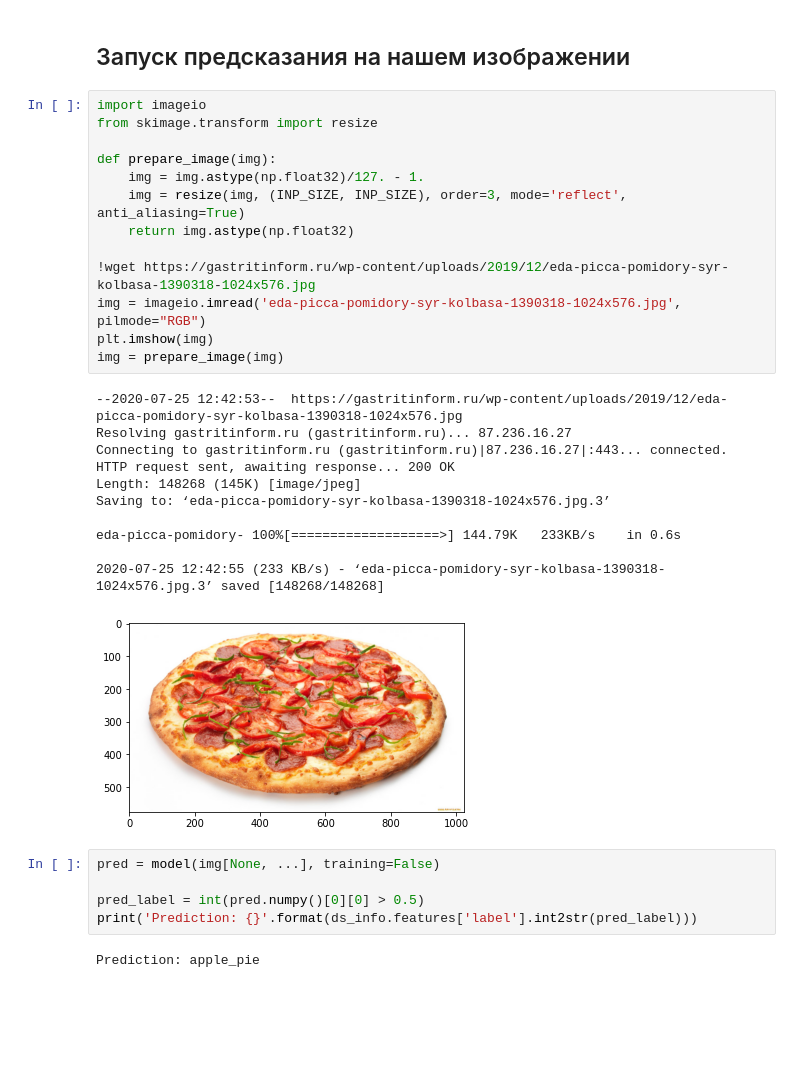
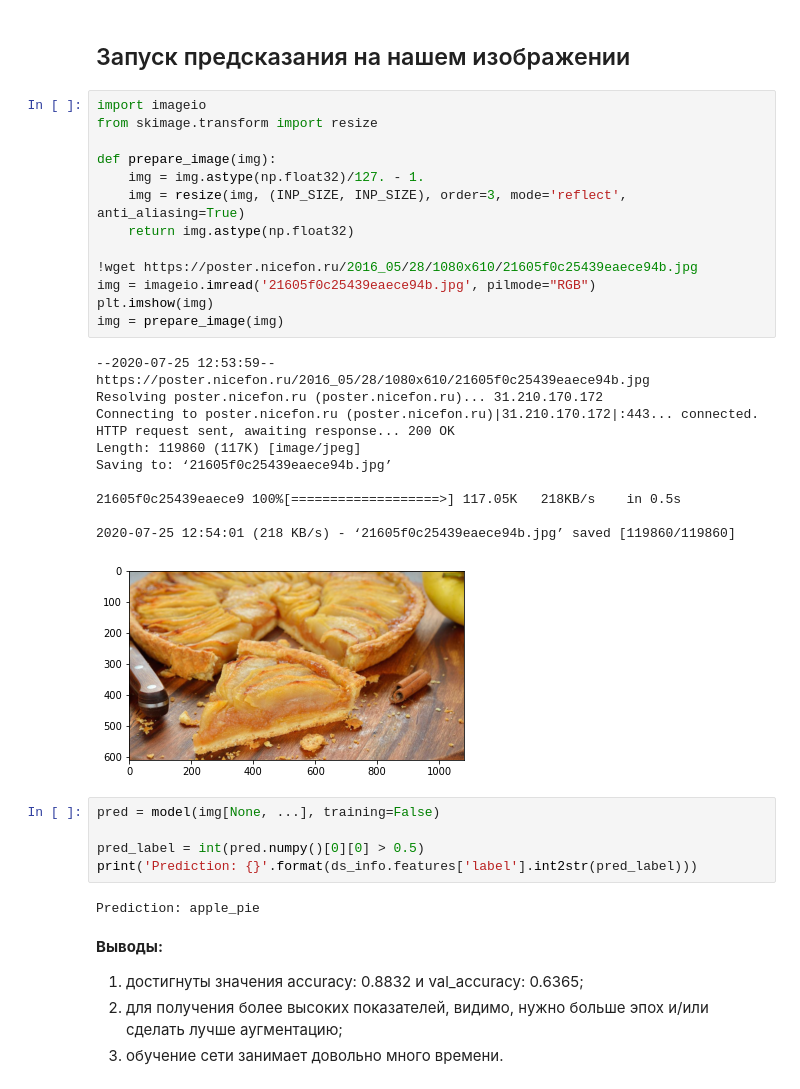
Before and after one commit to studentotlichnik/Deep-learning-in-computer-vision, a Jupyter notebook: Homework_3/Homework_3.ipynb, the cells around one changed output. Cells and saved outputs as stored; diff of their text form; blank space fills up the shorter version.

```diff
--- a/Homework_3/Homework_3.ipynb
+++ b/Homework_3/Homework_3.ipynb
@@ -171,28 +171,28 @@ Reusing TensorBoard on port 6006 (pid 7463), started 3:01:38 ago. (Use '!kill 74
 # %%
 import imageio
 from skimage.transform import resize
 
 def prepare_image(img):
     img = img.astype(np.float32)/127. - 1.
     img = resize(img, (INP_SIZE, INP_SIZE), order=3, mode='reflect', anti_aliasing=True)
     return img.astype(np.float32)
 
-!wget https://gastritinform.ru/wp-content/uploads/2019/12/eda-picca-pomidory-syr-kolbasa-1390318-1024x576.jpg
-img = imageio.imread('eda-picca-pomidory-syr-kolbasa-1390318-1024x576.jpg', pilmode="RGB")
+!wget https://poster.nicefon.ru/2016_05/28/1080x610/21605f0c25439eaece94b.jpg
+img = imageio.imread('21605f0c25439eaece94b.jpg', pilmode="RGB")
 plt.imshow(img)
 img = prepare_image(img)
 # %% [output]
---2020-07-25 12:42:53--  https://gastritinform.ru/wp-content/uploads/2019/12/eda-picca-pomidory-syr-kolbasa-1390318-1024x576.jpg
-Resolving gastritinform.ru (gastritinform.ru)... 87.236.16.27
-Connecting to gastritinform.ru (gastritinform.ru)|87.236.16.27|:443... connected.
+--2020-07-25 12:53:59--  https://poster.nicefon.ru/2016_05/28/1080x610/21605f0c25439eaece94b.jpg
+Resolving poster.nicefon.ru (poster.nicefon.ru)... 31.210.170.172
+Connecting to poster.nicefon.ru (poster.nicefon.ru)|31.210.170.172|:443... connected.
 HTTP request sent, awaiting response... 200 OK
-Length: 148268 (145K) [image/jpeg]
-Saving to: ‘eda-picca-pomidory-syr-kolbasa-1390318-1024x576.jpg.3’
+Length: 119860 (117K) [image/jpeg]
+Saving to: ‘21605f0c25439eaece94b.jpg’
 
-eda-picca-pomidory- 100%[===================>] 144.79K   233KB/s    in 0.6s
+21605f0c25439eaece9 100%[===================>] 117.05K   218KB/s    in 0.5s
 
-2020-07-25 12:42:55 (233 KB/s) - ‘eda-picca-pomidory-syr-kolbasa-1390318-1024x576.jpg.3’ saved [148268/148268]
+2020-07-25 12:54:01 (218 KB/s) - ‘21605f0c25439eaece94b.jpg’ saved [119860/119860]
-[figure, old version]
+[figure, new version]
 # %%
 pred = model(img[None, ...], training=False)
 
@@ -200,3 +200,8 @@ pred_label = int(pred.numpy()[0][0] > 0.5)
 print('Prediction: {}'.format(ds_info.features['label'].int2str(pred_label)))
 # %% [output]
 Prediction: apple_pie
+# %% [markdown]
+**Выводы:**
+1. достигнуты значения accuracy: 0.8832 и val_accuracy: 0.6365;
+2. для получения более высоких показателей, видимо, нужно больше эпох и/или сделать лучше аугментацию;
+3. обучение сети занимает довольно много времени.
```
